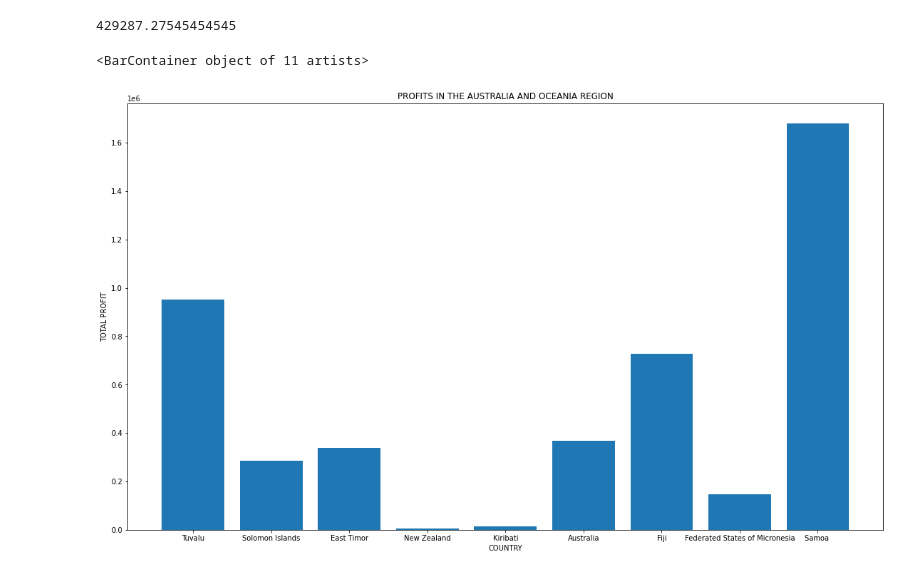
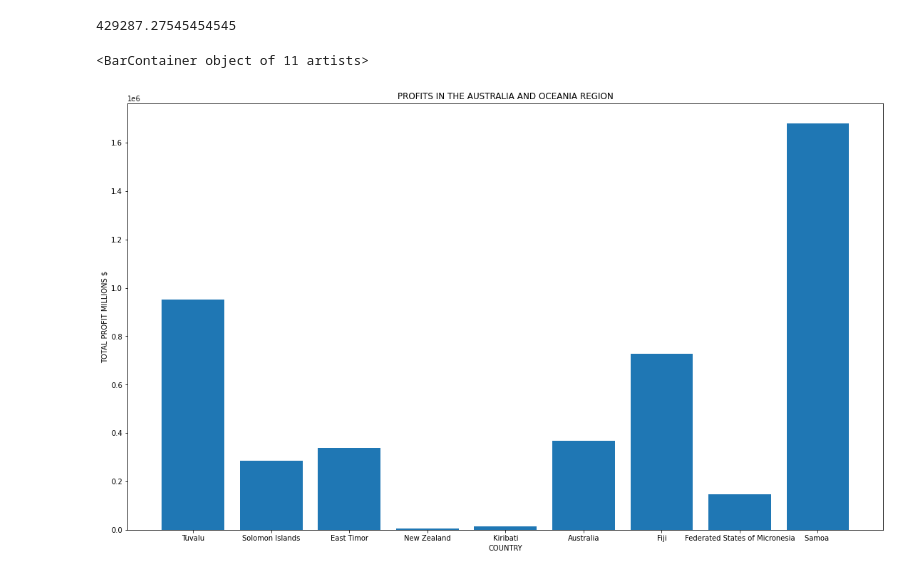
Before and after one commit to DaveWates/Extended-Learning-Portfolio, a Jupyter notebook: Question4.ipynb, the cells around one changed output. Saved outputs shown, nothing was run; the diff lists cells and outputs as text; code cells hidden in the pictures.

Commit message:
Inserting the comments

```diff
--- a/Question4.ipynb
+++ b/Question4.ipynb
@@ -177,10 +155,12 @@ money = pd.read_csv('Australia and Oceania.csv')
 # %%
+# Use matplotlib to create the bar graph using the
+# the X axis = Country and Y axis = Total Profit
+# Insert Title and axis names
 plt.figure(figsize= (19,11))
 plt.xlabel('COUNTRY')
-plt.ylabel('TOTAL PROFIT')
+plt.ylabel('TOTAL PROFIT MILLIONS $')
 plt.title('PROFITS IN THE AUSTRALIA AND OCEANIA REGION')
-plt.legend
 plt.bar(money.Country, money.Total_Profit)
 # %% [output]
 <BarContainer object of 11 artists>
-[figure, old version]
+[figure, new version]
```
Also changed, not shown: parts of 26 cells of this notebook.
